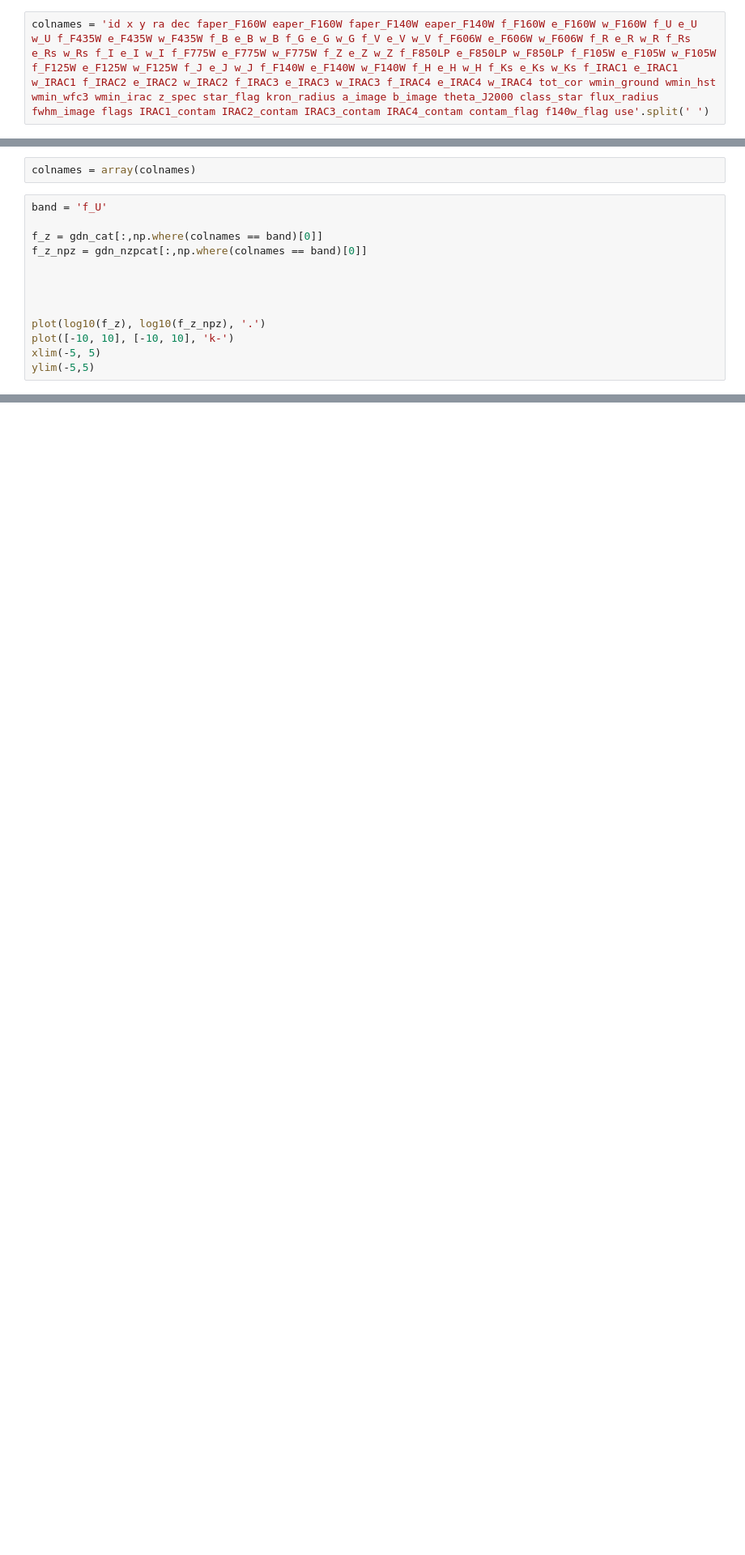
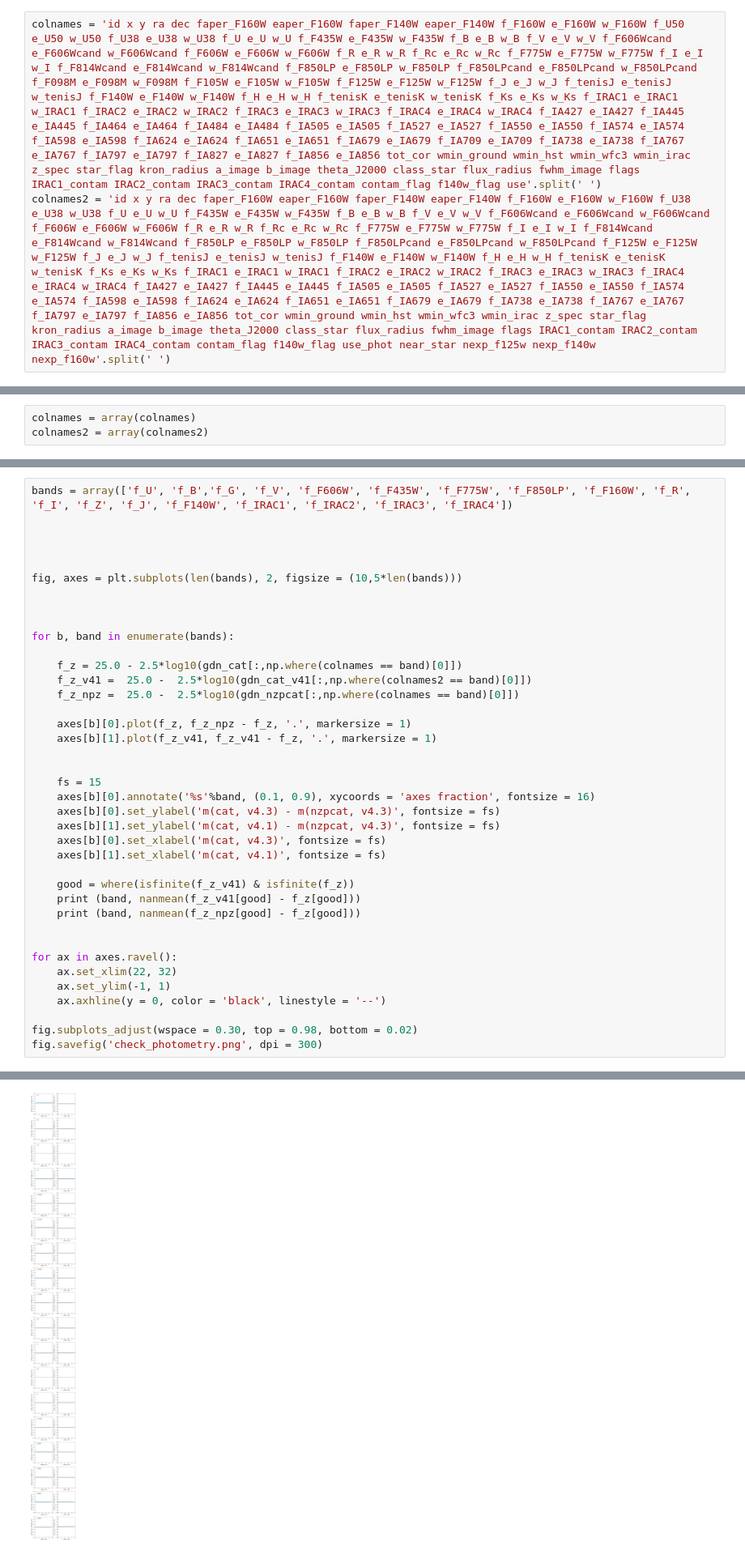
Before and after one commit to RaymondSimons/clear_local, a Jupyter notebook: check_v4.3_cats.ipynb, the cells around one changed output, grey strips where cells are left out. Shown: that part at 81% size. Drawn from its saved outputs; the diff is of its cells as text; blank space fills up the shorter version.

```diff
--- a/check_v4.3_cats.ipynb
+++ b/check_v4.3_cats.ipynb
@@ -175,2 +14,3 @@ NameError: name 'ep' is not defined
 # %%
-colnames = 'id x y ra dec faper_F160W eaper_F160W faper_F140W eaper_F140W f_F160W e_F160W w_F160W f_U e_U w_U f_F435W e_F435W w_F435W f_B e_B w_B f_G e_G w_G f_V e_V w_V f_F606W e_F606W w_F606W f_R e_R w_R f_Rs e_Rs w_Rs f_I e_I w_I f_F775W e_F775W w_F775W f_Z e_Z w_Z f_F850LP e_F850LP w_F850LP f_F105W e_F105W w_F105W f_F125W e_F125W w_F125W f_J e_J w_J f_F140W e_F140W w_F140W f_H e_H w_H f_Ks e_Ks w_Ks f_IRAC1 e_IRAC1 w_IRAC1 f_IRAC2 e_IRAC2 w_IRAC2 f_IRAC3 e_IRAC3 w_IRAC3 f_IRAC4 e_IRAC4 w_IRAC4 tot_cor wmin_ground wmin_hst wmin_wfc3 wmin_irac z_spec star_flag kron_radius a_image b_image theta_J2000 class_star flux_radius fwhm_image flags IRAC1_contam IRAC2_contam IRAC3_contam IRAC4_contam contam_flag f140w_flag use'.split(' ')
+colnames = 'id x y ra dec faper_F160W eaper_F160W faper_F140W eaper_F140W f_F160W e_F160W w_F160W f_U50 e_U50 w_U50 f_U38 e_U38 w_U38 f_U e_U w_U f_F435W e_F435W w_F435W f_B e_B w_B f_V e_V w_V f_F606Wcand e_F606Wcand w_F606Wcand f_F606W e_F606W w_F606W f_R e_R w_R f_Rc e_Rc w_Rc f_F775W e_F775W w_F775W f_I e_I w_I f_F814Wcand e_F814Wcand w_F814Wcand f_F850LP e_F850LP w_F850LP f_F850LPcand e_F850LPcand w_F850LPcand f_F098M e_F098M w_F098M f_F105W e_F105W w_F105W f_F125W e_F125W w_F125W f_J e_J w_J f_tenisJ e_tenisJ w_tenisJ f_F140W e_F140W w_F140W f_H e_H w_H f_tenisK e_tenisK w_tenisK f_Ks e_Ks w_Ks f_IRAC1 e_IRAC1 w_IRAC1 f_IRAC2 e_IRAC2 w_IRAC2 f_IRAC3 e_IRAC3 w_IRAC3 f_IRAC4 e_IRAC4 w_IRAC4 f_IA427 e_IA427 f_IA445 e_IA445 f_IA464 e_IA464 f_IA484 e_IA484 f_IA505 e_IA505 f_IA527 e_IA527 f_IA550 e_IA550 f_IA574 e_IA574 f_IA598 e_IA598 f_IA624 e_IA624 f_IA651 e_IA651 f_IA679 e_IA679 f_IA709 e_IA709 f_IA738 e_IA738 f_IA767 e_IA767 f_IA797 e_IA797 f_IA827 e_IA827 f_IA856 e_IA856 tot_cor wmin_ground wmin_hst wmin_wfc3 wmin_irac z_spec star_flag kron_radius a_image b_image theta_J2000 class_star flux_radius fwhm_image flags IRAC1_contam IRAC2_contam IRAC3_contam IRAC4_contam contam_flag f140w_flag use'.split(' ')
+colnames2 = 'id x y ra dec faper_F160W eaper_F160W faper_F140W eaper_F140W f_F160W e_F160W w_F160W f_U38 e_U38 w_U38 f_U e_U w_U f_F435W e_F435W w_F435W f_B e_B w_B f_V e_V w_V f_F606Wcand e_F606Wcand w_F606Wcand f_F606W e_F606W w_F606W f_R e_R w_R f_Rc e_Rc w_Rc f_F775W e_F775W w_F775W f_I e_I w_I f_F814Wcand e_F814Wcand w_F814Wcand f_F850LP e_F850LP w_F850LP f_F850LPcand e_F850LPcand w_F850LPcand f_F125W e_F125W w_F125W f_J e_J w_J f_tenisJ e_tenisJ w_tenisJ f_F140W e_F140W w_F140W f_H e_H w_H f_tenisK e_tenisK w_tenisK f_Ks e_Ks w_Ks f_IRAC1 e_IRAC1 w_IRAC1 f_IRAC2 e_IRAC2 w_IRAC2 f_IRAC3 e_IRAC3 w_IRAC3 f_IRAC4 e_IRAC4 w_IRAC4 f_IA427 e_IA427 f_IA445 e_IA445 f_IA505 e_IA505 f_IA527 e_IA527 f_IA550 e_IA550 f_IA574 e_IA574 f_IA598 e_IA598 f_IA624 e_IA624 f_IA651 e_IA651 f_IA679 e_IA679 f_IA738 e_IA738 f_IA767 e_IA767 f_IA797 e_IA797 f_IA856 e_IA856 tot_cor wmin_ground wmin_hst wmin_wfc3 wmin_irac z_spec star_flag kron_radius a_image b_image theta_J2000 class_star flux_radius fwhm_image flags IRAC1_contam IRAC2_contam IRAC3_contam IRAC4_contam contam_flag f140w_flag use_phot near_star nexp_f125w nexp_f140w nexp_f160w'.split(' ')
@@ -177,15 +45,3 @@ colnames = 'id x y ra dec faper_F160W eaper_F160W faper_F140W eaper_F140W f_F160
 # %%
 colnames = array(colnames)
+colnames2 = array(colnames2)
-# %%
-band = 'f_U'
-
-f_z = gdn_cat[:,np.where(colnames == band)[0]]
-f_z_npz = gdn_nzpcat[:,np.where(colnames == band)[0]]
-
-
-
-
-plot(log10(f_z), log10(f_z_npz), '.')
-plot([-10, 10], [-10, 10], 'k-')
-xlim(-5, 5)
-ylim(-5,5)
@@ -199,0 +48,40 @@ array([1.0000e+00, 2.0000e+00, 3.0000e+00, ..., 3.8277e+04, 3.8278e+04,
+# %%
+bands = array(['f_U', 'f_B','f_G', 'f_V', 'f_F606W', 'f_F435W', 'f_F775W', 'f_F850LP', 'f_F160W', 'f_R', 'f_I', 'f_Z', 'f_J', 'f_F140W', 'f_IRAC1', 'f_IRAC2', 'f_IRAC3', 'f_IRAC4'])
+
+
+
+
+fig, axes = plt.subplots(len(bands), 2, figsize = (10,5*len(bands)))
+
+
+
+for b, band in enumerate(bands):
+
+    f_z = 25.0 - 2.5*log10(gdn_cat[:,np.where(colnames == band)[0]])
+    f_z_v41 =  25.0 -  2.5*log10(gdn_cat_v41[:,np.where(colnames2 == band)[0]])
+    f_z_npz =  25.0 -  2.5*log10(gdn_nzpcat[:,np.where(colnames == band)[0]])
+
+    axes[b][0].plot(f_z, f_z_npz - f_z, '.', markersize = 1)
+    axes[b][1].plot(f_z_v41, f_z_v41 - f_z, '.', markersize = 1)
+
+
+    fs = 15
+    axes[b][0].annotate('%s'%band, (0.1, 0.9), xycoords = 'axes fraction', fontsize = 16)
+    axes[b][0].set_ylabel('m(cat, v4.3) - m(nzpcat, v4.3)', fontsize = fs)
+    axes[b][1].set_ylabel('m(cat, v4.1) - m(nzpcat, v4.3)', fontsize = fs)
+    axes[b][0].set_xlabel('m(cat, v4.3)', fontsize = fs)
+    axes[b][1].set_xlabel('m(cat, v4.1)', fontsize = fs)
+
+    good = where(isfinite(f_z_v41) & isfinite(f_z))
+    print (band, nanmean(f_z_v41[good] - f_z[good]))
+    print (band, nanmean(f_z_npz[good] - f_z[good]))
+
+
+for ax in axes.ravel():
+    ax.set_xlim(22, 32)
+    ax.set_ylim(-1, 1)
+    ax.axhline(y = 0, color = 'black', linestyle = '--')
+
+fig.subplots_adjust(wspace = 0.30, top = 0.98, bottom = 0.02)
+fig.savefig('check_photometry.png', dpi = 300)
+# %% [output]
@@ -199,0 +105 @@ array([1.0000e+00, 2.0000e+00, 3.0000e+00, ..., 3.8277e+04, 3.8278e+04,
+[figure, added]
```
Also changed, not shown: parts of 12 cells of this notebook, 11 other files.
